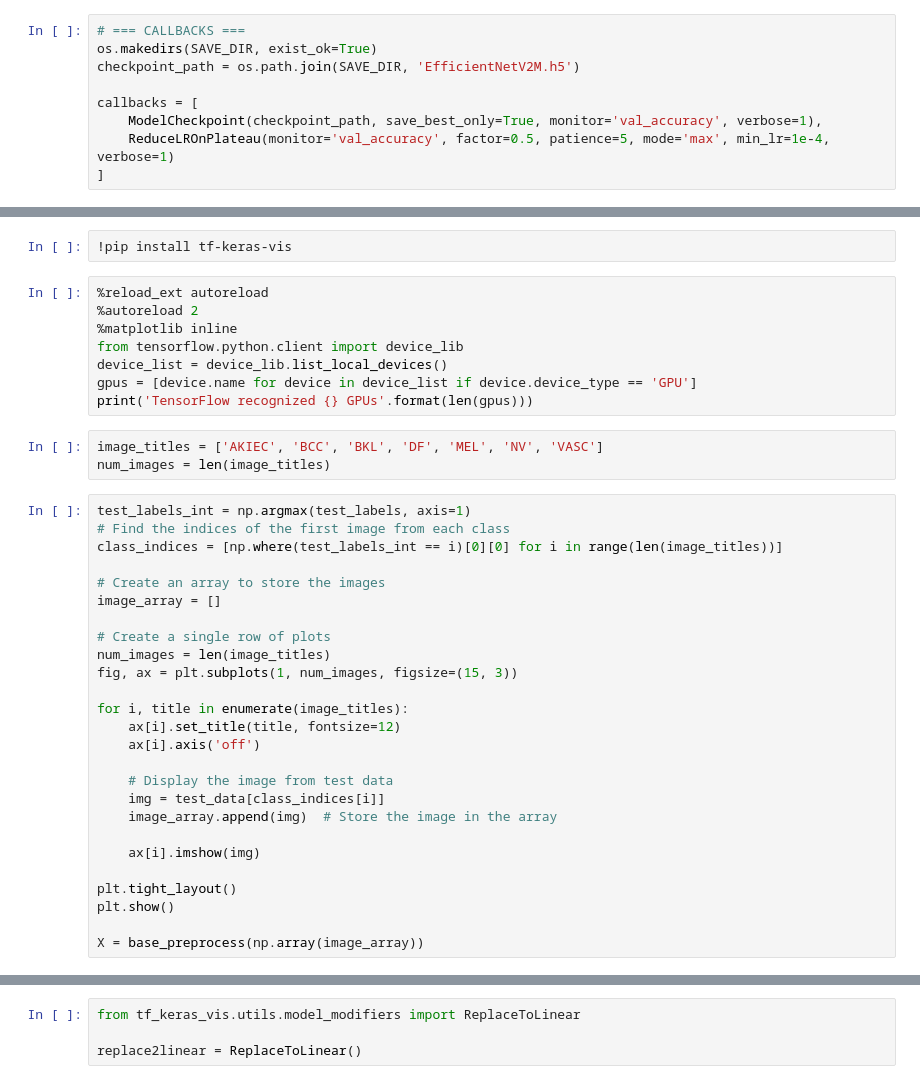
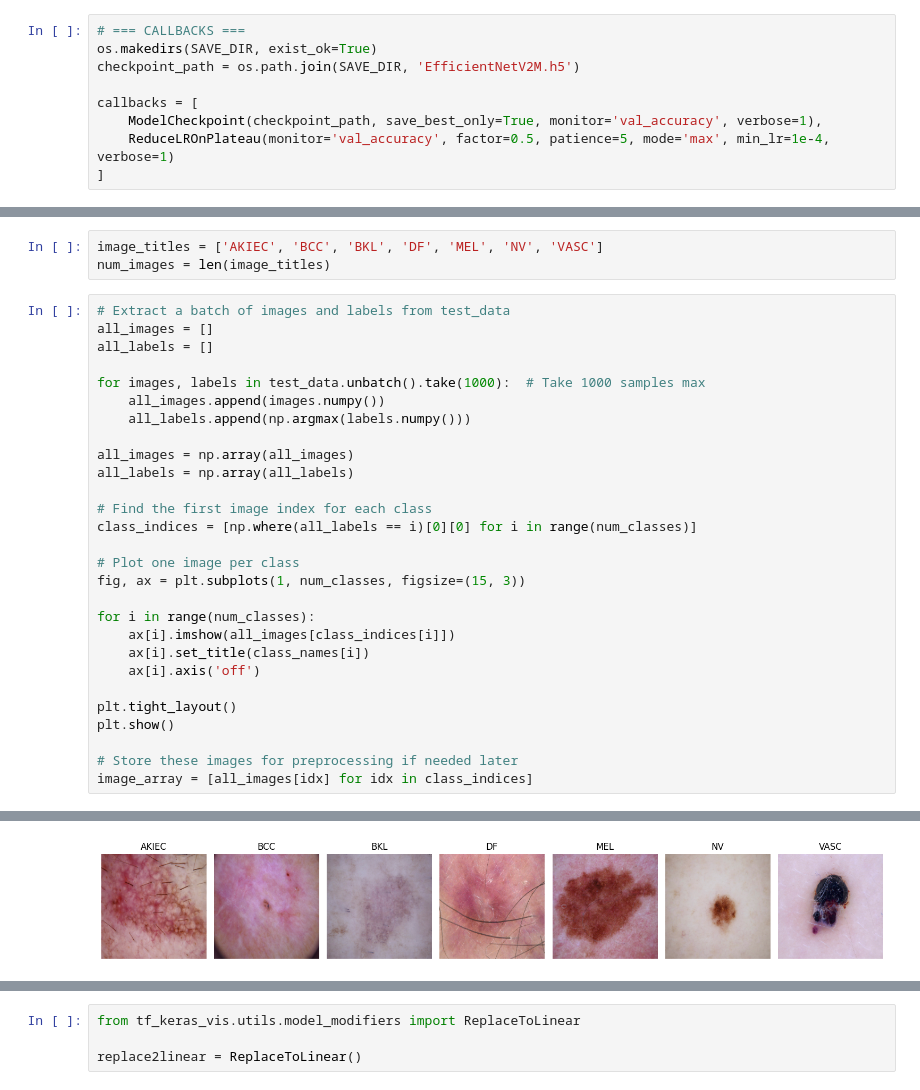
Before and after one commit to Kyltetran/XAI-project, a Jupyter notebook: EfficientNetV2M-edit.ipynb, the cells around one changed output, grey strips where cells are left out. Drawn from its saved outputs; the diff is of its cells as text.

```diff
--- a/EfficientNetV2M-edit.ipynb
+++ b/EfficientNetV2M-edit.ipynb
@@ -202,39 +380,32 @@ plt.show()
-# %%
-!pip install tf-keras-vis
-# %%
-%reload_ext autoreload
-%autoreload 2
-%matplotlib inline
-from tensorflow.python.client import device_lib
-device_list = device_lib.list_local_devices()
-gpus = [device.name for device in device_list if device.device_type == 'GPU']
-print('TensorFlow recognized {} GPUs'.format(len(gpus)))
 # %%
 image_titles = ['AKIEC', 'BCC', 'BKL', 'DF', 'MEL', 'NV', 'VASC']
 num_images = len(image_titles)
 # %%
-test_labels_int = np.argmax(test_labels, axis=1)
-# Find the indices of the first image from each class
-class_indices = [np.where(test_labels_int == i)[0][0] for i in range(len(image_titles))]
+# Extract a batch of images and labels from test_data
+all_images = []
+all_labels = []
 
-# Create an array to store the images
-image_array = []
+for images, labels in test_data.unbatch().take(1000):  # Take 1000 samples max
+    all_images.append(images.numpy())
+    all_labels.append(np.argmax(labels.numpy()))
 
-# Create a single row of plots
-num_images = len(image_titles)
-fig, ax = plt.subplots(1, num_images, figsize=(15, 3))
+all_images = np.array(all_images)
+all_labels = np.array(all_labels)
 
-for i, title in enumerate(image_titles):
-    ax[i].set_title(title, fontsize=12)
+# Find the first image index for each class
+class_indices = [np.where(all_labels == i)[0][0] for i in range(num_classes)]
+
+# Plot one image per class
+fig, ax = plt.subplots(1, num_classes, figsize=(15, 3))
+
+for i in range(num_classes):
+    ax[i].imshow(all_images[class_indices[i]])
+    ax[i].set_title(class_names[i])
     ax[i].axis('off')
-
-    # Display the image from test data
-    img = test_data[class_indices[i]]
-    image_array.append(img)  # Store the image in the array
-
-    ax[i].imshow(img)
 
 plt.tight_layout()
 plt.show()
 
-X = base_preprocess(np.array(image_array))
+# Store these images for preprocessing if needed later
+image_array = [all_images[idx] for idx in class_indices]
+# %% [output]
@@ -241,3 +413,4 @@ X = base_preprocess(np.array(image_array))
+[figure, added]
 # %%
 import numpy as np
 import matplotlib.pyplot as plt
```
Also changed, not shown: parts of 14 cells of this notebook, 5 other files.
